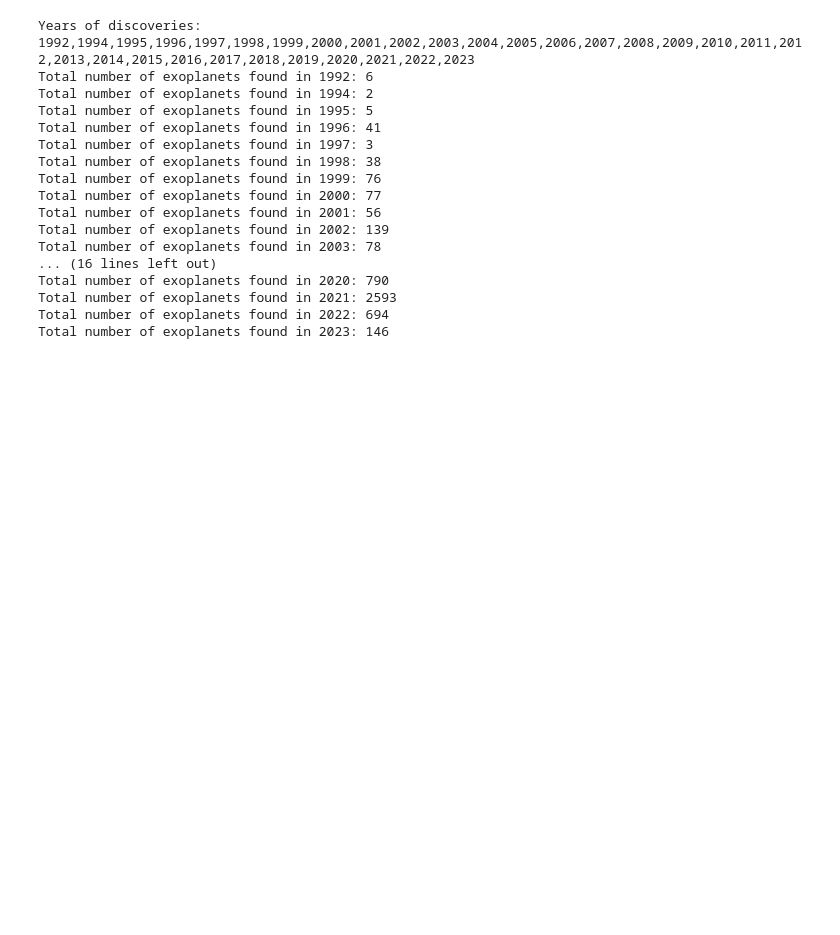
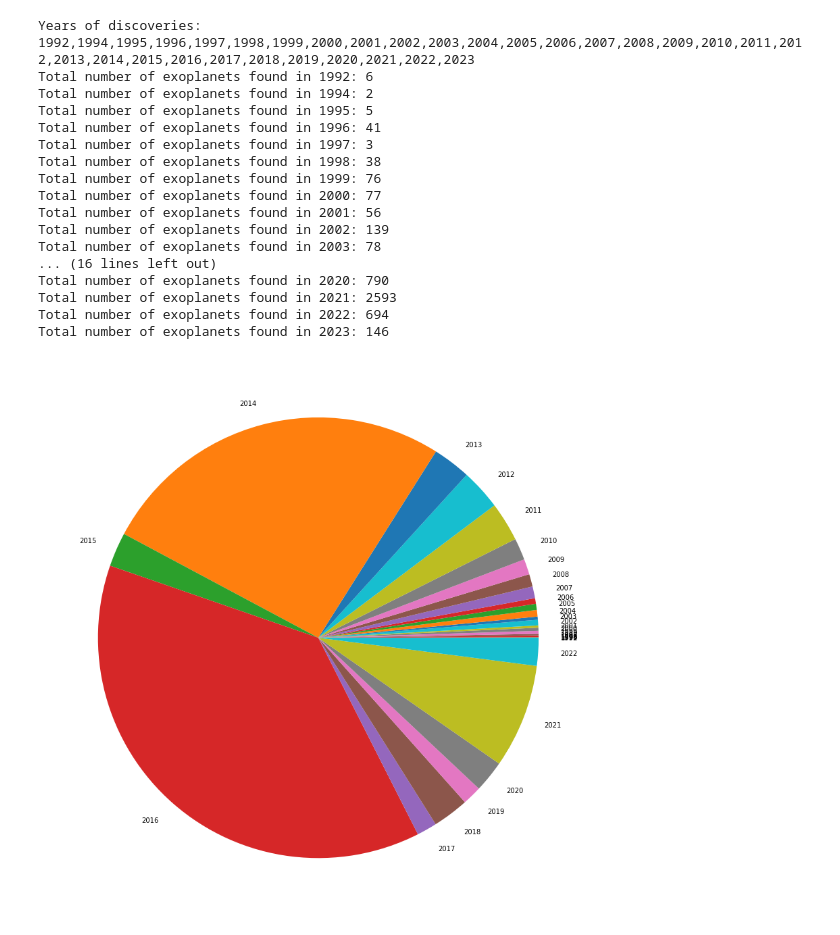
Before and after one commit to karastoyanov/nasa-exoplanets-study, a Jupyter notebook: NASA-exoplanet_analysis.ipynb, the cells around one changed output. Cells and saved outputs as stored; diff of their text form; code cells hidden in the pictures; blank space fills up the shorter version.

```diff
--- a/NASA-exoplanet_analysis.ipynb
+++ b/NASA-exoplanet_analysis.ipynb
@@ -22,11 +30,12 @@ for year in df.disc_year:
     years.sort()
 print(f'Years of discoveries: {",".join([str(x) for x in years])}')
 
-
+planets_by_year = {"Year": "Number"}
 for year in range(len(years)):
     current_year = str(years[year])
-    planets_found = df.query(f"disc_year == '{current_year}'")
-    print(f'Total number of exoplanets found in {current_year}: {len(planets_found)}')
+    number_planets_found = df.query(f"disc_year == '{current_year}'")
+    planets_by_year[current_year] = len(number_planets_found)
+    print(f'Total number of exoplanets found in {current_year}: {len(number_planets_found)}')
 # %% [output]
 Years of discoveries: 1992,1994,1995,1996,1997,1998,1999,2000,2001,2002,2003,2004,2005,2006,2007,2008,2009,2010,2011,2012,2013,2014,2015,2016,2017,2018,2019,2020,2021,2022,2023
 Total number of exoplanets found in 1992: 6
@@ -46,6 +55,13 @@ Total number of exoplanets found in 2021: 2593
 Total number of exoplanets found in 2022: 694
 Total number of exoplanets found in 2023: 146
 # %%
-# df = pd.DataFrame(spreadsheet)
-# found_2007 = df.query("disc_year == '2007'")
-# print(f'Total Exoplanets found in 2007: {len(found_2007)}')
+courses = list(planets_by_year.keys())
+values = list(planets_by_year.values())
+fig = plt.figure(figsize = (80, 15))
+courses = courses[1:-1]
+values = values[1:-1]
+
+plt.pie(values, labels = ([str(x) for x in courses]))
+plt.show()
+# %% [output]
+[figure, added]
```
Also changed, not shown: parts of 3 cells of this notebook.
